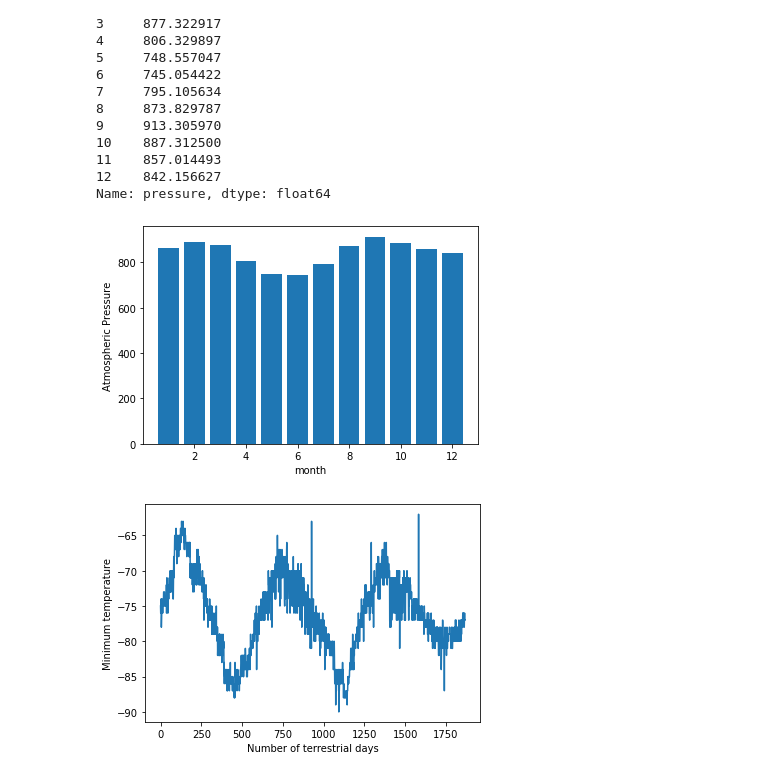
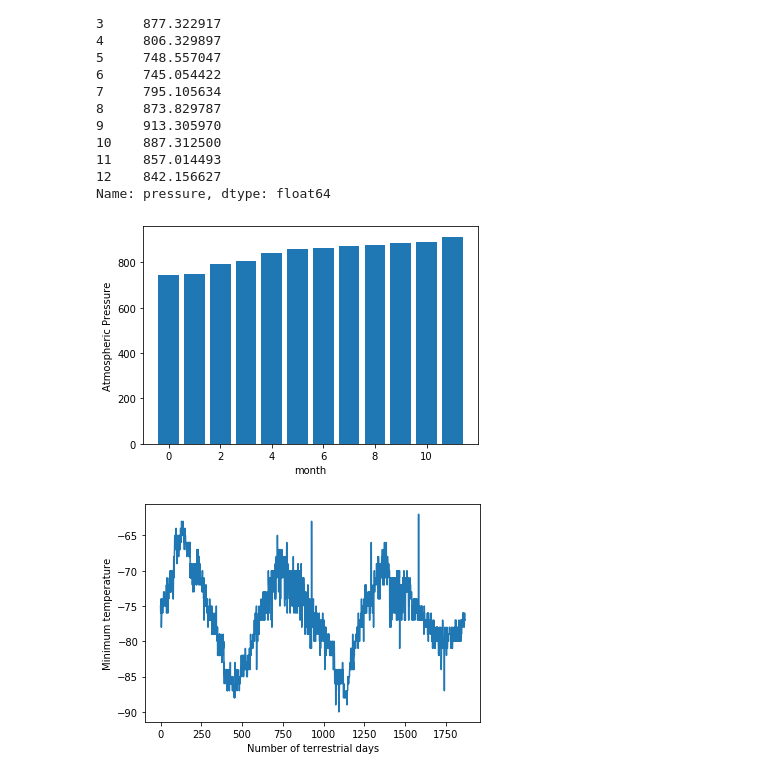
Before and after one commit to mattapallisravya/webscraping_challenge, a Jupyter notebook: mars/part_2_mars_weather.ipynb, the cells around one changed output. Saved outputs shown, nothing was run; the diff lists cells and outputs as text; code cells hidden in the pictures.

```diff
--- a/mars/part_2_mars_weather.ipynb
+++ b/mars/part_2_mars_weather.ipynb
@@ -72,13 +67,11 @@ Assemble the scraped data into a Pandas DataFrame. The columns should have the s
 * `pressure`: The atmospheric pressure at Curiosity's location
 # %%
 # Create an empty list
-table_rows =[]
-table_headers = []
 # Loop through the scraped data to create a list of rows
 header = []
 rows = []
 for i, row in enumerate(table_data.find_all('tr')):
     if i == 0:
-        header = [el.text.strip() for el in row.find_all('th')]
+        header = [element.text.strip() for element in row.find_all('th')]
     else:
-        rows.append([el.text.strip() for el in row.find_all('td')])
+        rows.append([element.text.strip() for element in row.find_all('td')])
@@ -183,5 +155,7 @@ table_df['terrestrial_date'].nunique()
 # 3. What is the average low temperature by month?
 low_temp_mnth = table_df.groupby(['month']).mean()['min_temp']
 low_temp_mnth
+sorted = low_temp_mnth.sort_values(ascending=True)
+sorted
 # %% [output]
 month
@@ -232,11 +203,11 @@ month
 Name: pressure, dtype: float64
 # %%
 # Plot the average pressure by month
-plt.bar(avg_pressure.index, avg_pressure.values)
+plt.bar(range(len(avg_pressure.index)), sorted(avg_pressure.values))
 plt.xlabel("month")
 plt.ylabel("Atmospheric Pressure")
 plt.show()
 # %% [output]
-[figure, old version]
+[figure, new version]
 # %%
 # 5. How many terrestrial (earth) days are there in a Martian year?
```
Also changed, not shown: parts of 15 cells of this notebook, 3 other files.
